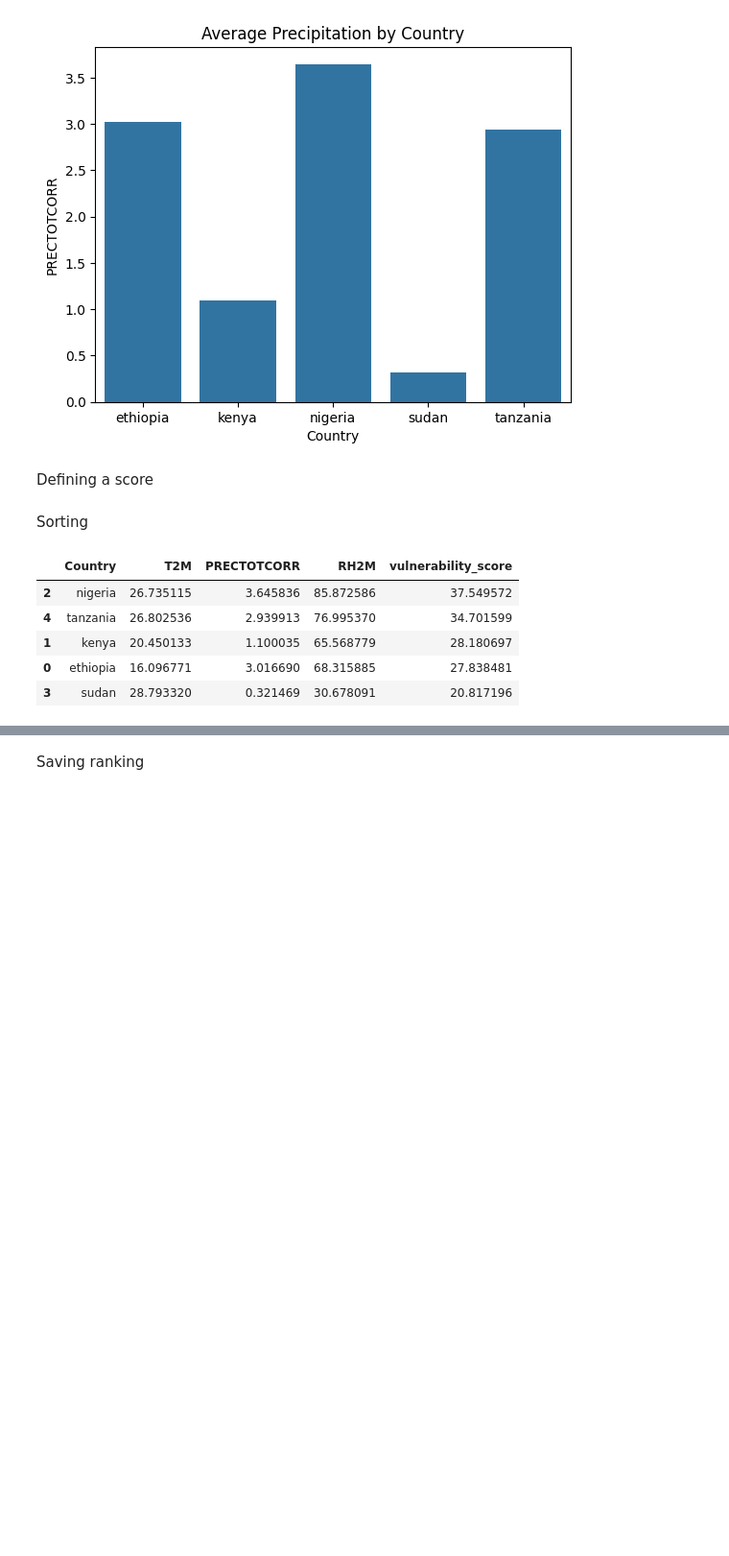
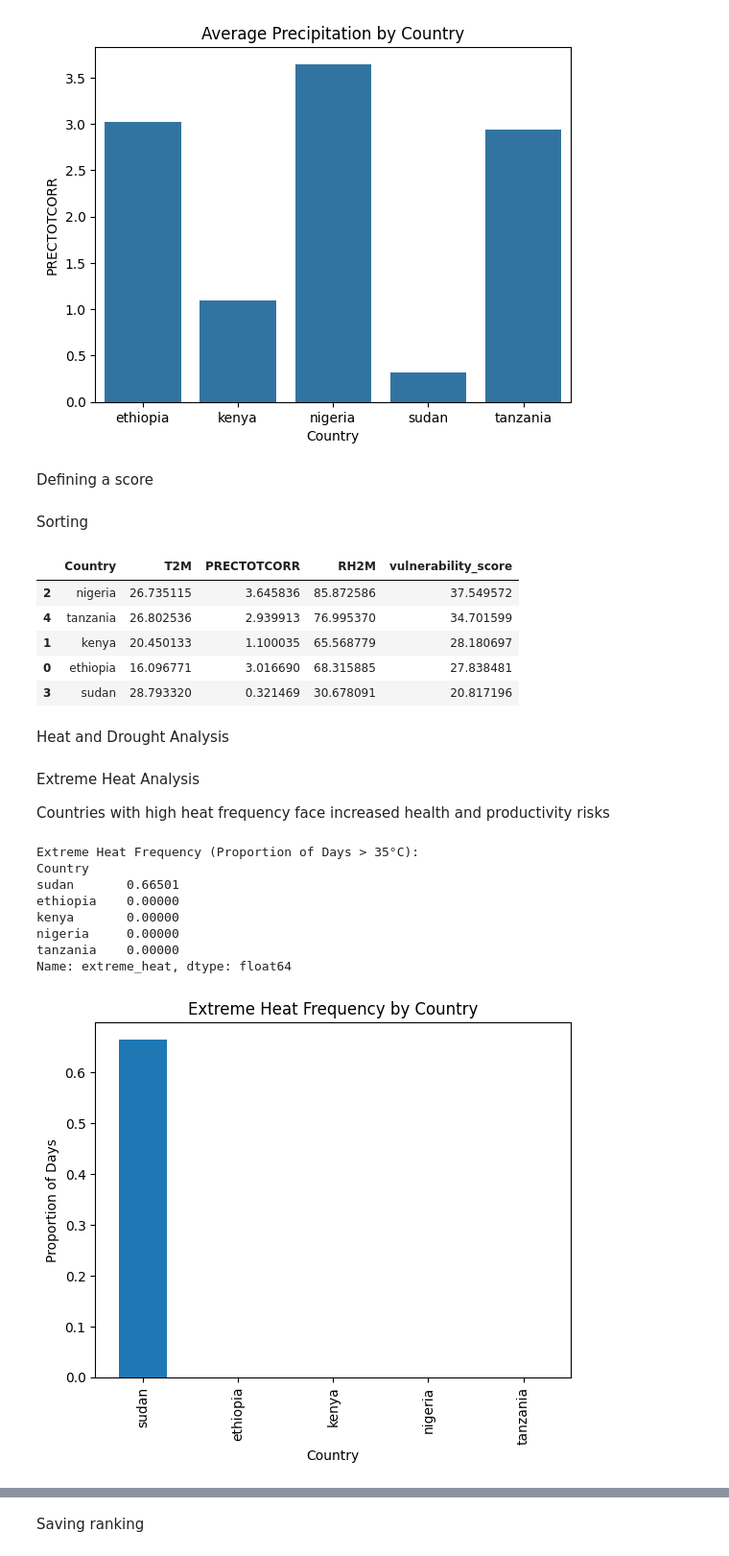
Before and after one commit to arsema-s/climate-challenge-week0, a Jupyter notebook: notebooks/multi_country_analysis.ipynb, the cells around one changed output, grey strips where cells are left out. Shown at 96% size. Drawn from its saved outputs; the diff is of its cells as text; code cells hidden in the pictures; blank space fills up the shorter version.

Commit message:
Add climate analysis updates

```diff
--- a/notebooks/multi_country_analysis.ipynb
+++ b/notebooks/multi_country_analysis.ipynb
@@ -77,3 +77,39 @@ ranking
 | 1 | kenya | 20.450133 | 1.100035 | 65.568779 | 28.180697 |
 | 0 | ethiopia | 16.096771 | 3.016690 | 68.315885 | 27.838481 |
 | 3 | sudan | 28.793320 | 0.321469 | 30.678091 | 20.817196 |
+# %% [markdown]
+Heat and Drought Analysis
+# %% [markdown]
+Extreme Heat Analysis
+
+Countries with high heat frequency face increased health and productivity risks
+# %%
+HEAT_THRESHOLD = 35  # °C
+
+df["extreme_heat"] = df["T2M_MAX"] > HEAT_THRESHOLD
+
+heat_freq = (
+    df
+    .groupby("Country")["extreme_heat"]
+    .mean()
+    .sort_values(ascending=False)
+)
+
+print("Extreme Heat Frequency (Proportion of Days > 35°C):")
+print(heat_freq)
+
+heat_freq.plot(kind="bar")
+plt.title("Extreme Heat Frequency by Country")
+plt.ylabel("Proportion of Days")
+plt.xlabel("Country")
+plt.show()
+# %% [output]
+Extreme Heat Frequency (Proportion of Days > 35°C):
+Country
+sudan       0.66501
+ethiopia    0.00000
+kenya       0.00000
+nigeria     0.00000
+tanzania    0.00000
+Name: extreme_heat, dtype: float64
+[figure, added]
```
Also changed, not shown: parts of 2 cells of this notebook.
